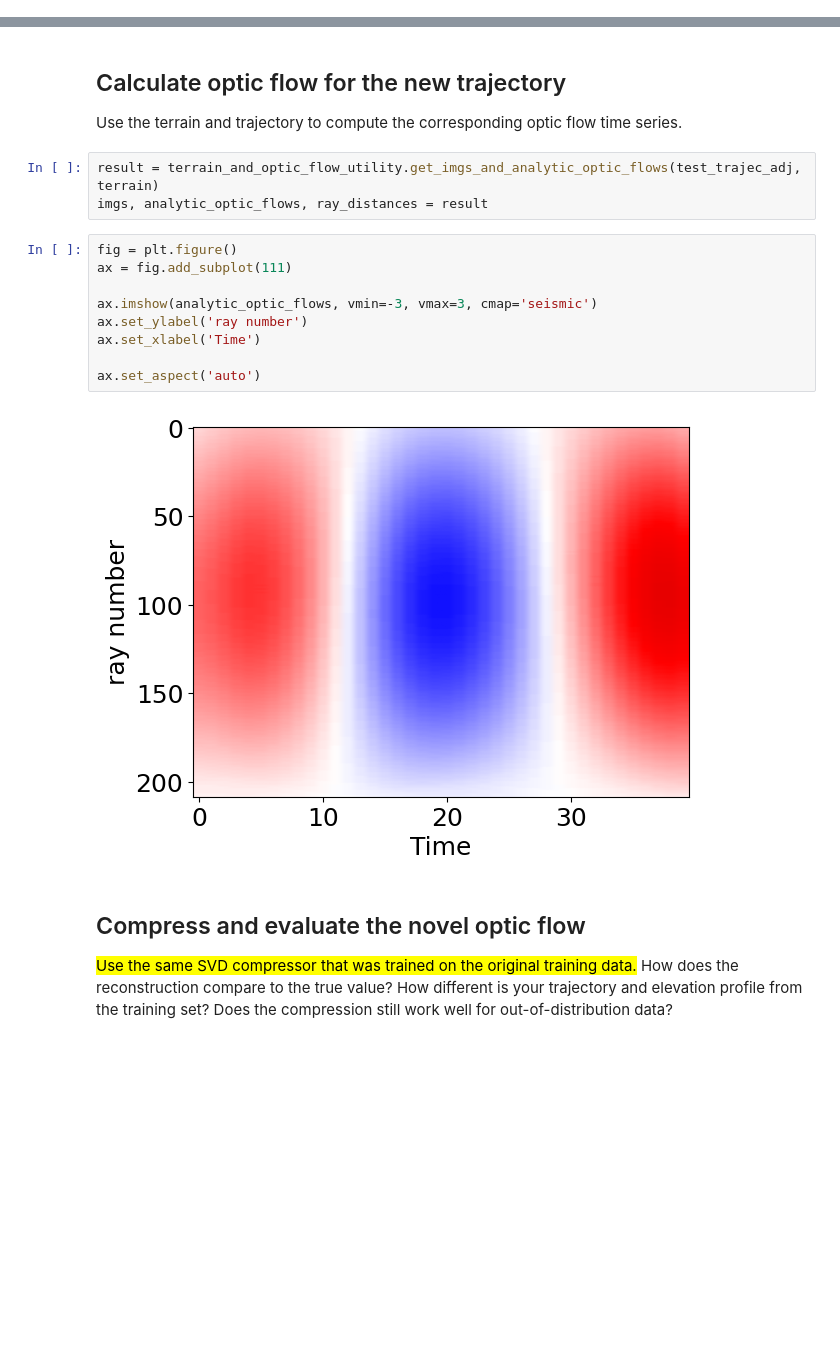
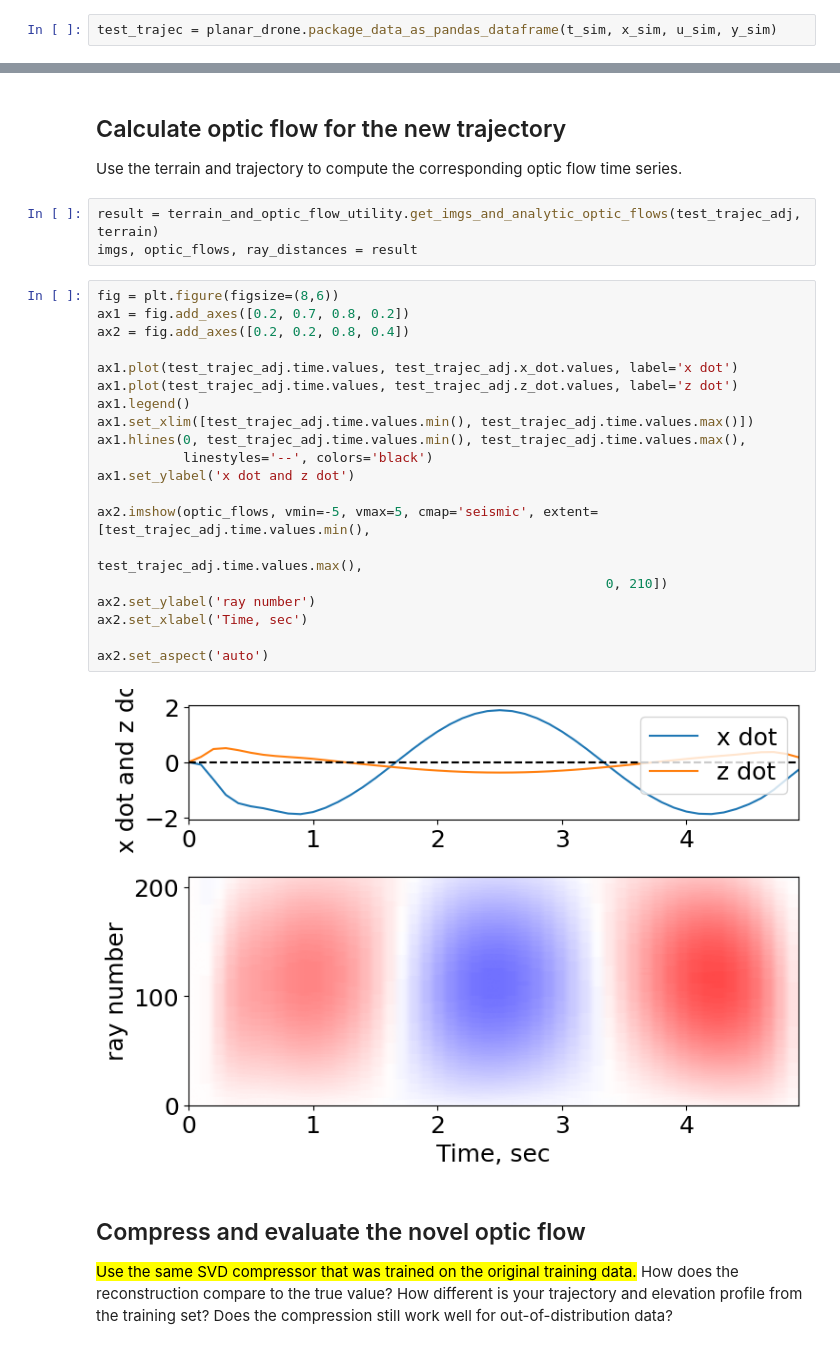
Before and after one commit to florisvb/Nonlinear_and_Data_Driven_Estimation, a Jupyter notebook: Lesson_17_dimensionality_reduction_with_SVD/B_SVD_compression_of_optic_flow_updated.ipynb, the cells around one changed output, grey strips where cells are left out. Saved outputs shown, nothing was run; the diff lists cells and outputs as text; blank space fills up the shorter version.

```diff
--- a/Lesson_17_dimensionality_reduction_with_SVD/B_SVD_compression_of_optic_flow_updated.ipynb
+++ b/Lesson_17_dimensionality_reduction_with_SVD/B_SVD_compression_of_optic_flow_updated.ipynb
@@ -443,3 +482,5 @@ test_trajec = df.iloc[trim_indices:-trim_indices]
+# %%
+test_trajec = planar_drone.package_data_as_pandas_dataframe(t_sim, x_sim, u_sim, y_sim)
 # %% [markdown]
 ## Create a new terrain profile
 
@@ -477,18 +508,29 @@ See the caveats in the documentation: https://pandas.pydata.org/pandas-docs/stab
 Use the terrain and trajectory to compute the corresponding optic flow time series.
 # %%
 result = terrain_and_optic_flow_utility.get_imgs_and_analytic_optic_flows(test_trajec_adj, terrain)
-imgs, analytic_optic_flows, ray_distances = result
+imgs, optic_flows, ray_distances = result
-# %%
-fig = plt.figure()
-ax = fig.add_subplot(111)
-
-ax.imshow(analytic_optic_flows, vmin=-3, vmax=3, cmap='seismic')
-ax.set_ylabel('ray number')
-ax.set_xlabel('Time')
-
-ax.set_aspect('auto')
-# %% [output]
-[figure, removed]
+# %%
+fig = plt.figure(figsize=(8,6))
+ax1 = fig.add_axes([0.2, 0.7, 0.8, 0.2])
+ax2 = fig.add_axes([0.2, 0.2, 0.8, 0.4])
+
+ax1.plot(test_trajec_adj.time.values, test_trajec_adj.x_dot.values, label='x dot')
+ax1.plot(test_trajec_adj.time.values, test_trajec_adj.z_dot.values, label='z dot')
+ax1.legend()
+ax1.set_xlim([test_trajec_adj.time.values.min(), test_trajec_adj.time.values.max()])
+ax1.hlines(0, test_trajec_adj.time.values.min(), test_trajec_adj.time.values.max(),
+           linestyles='--', colors='black')
+ax1.set_ylabel('x dot and z dot')
+
+ax2.imshow(optic_flows, vmin=-5, vmax=5, cmap='seismic', extent=[test_trajec_adj.time.values.min(),
+                                                                 test_trajec_adj.time.values.max(),
+                                                                 0, 210])
+ax2.set_ylabel('ray number')
+ax2.set_xlabel('Time, sec')
+
+ax2.set_aspect('auto')
+# %% [output]
+[figure, added]
 # %% [markdown]
 ## Compress and evaluate the novel optic flow
 
```
Also changed, not shown: parts of 18 cells of this notebook.
